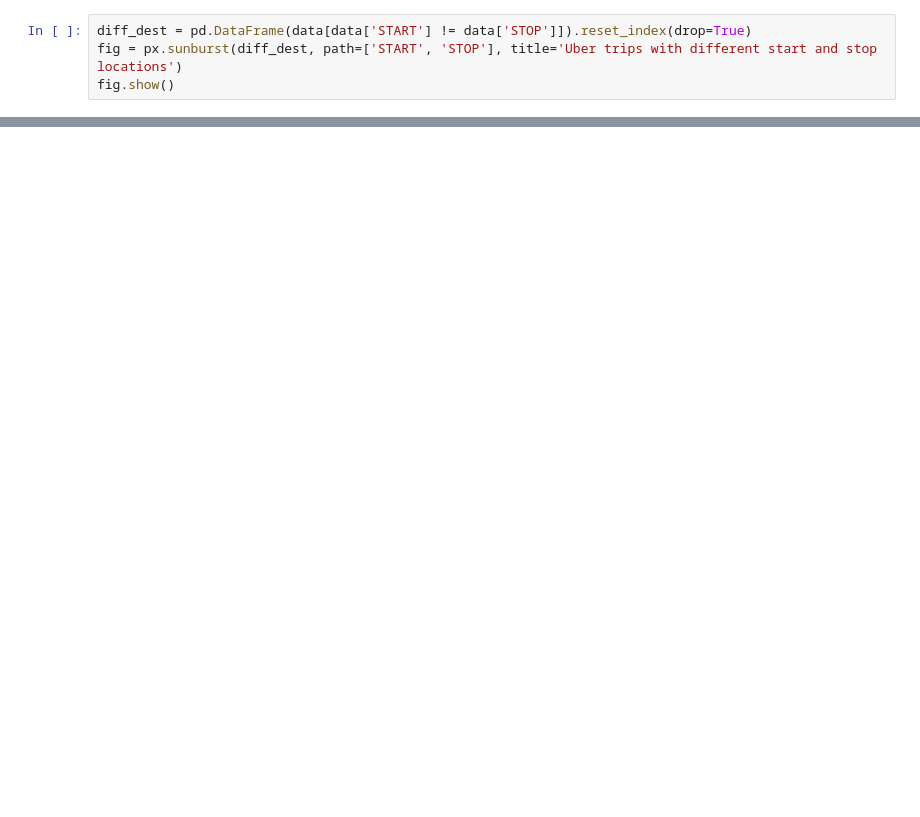
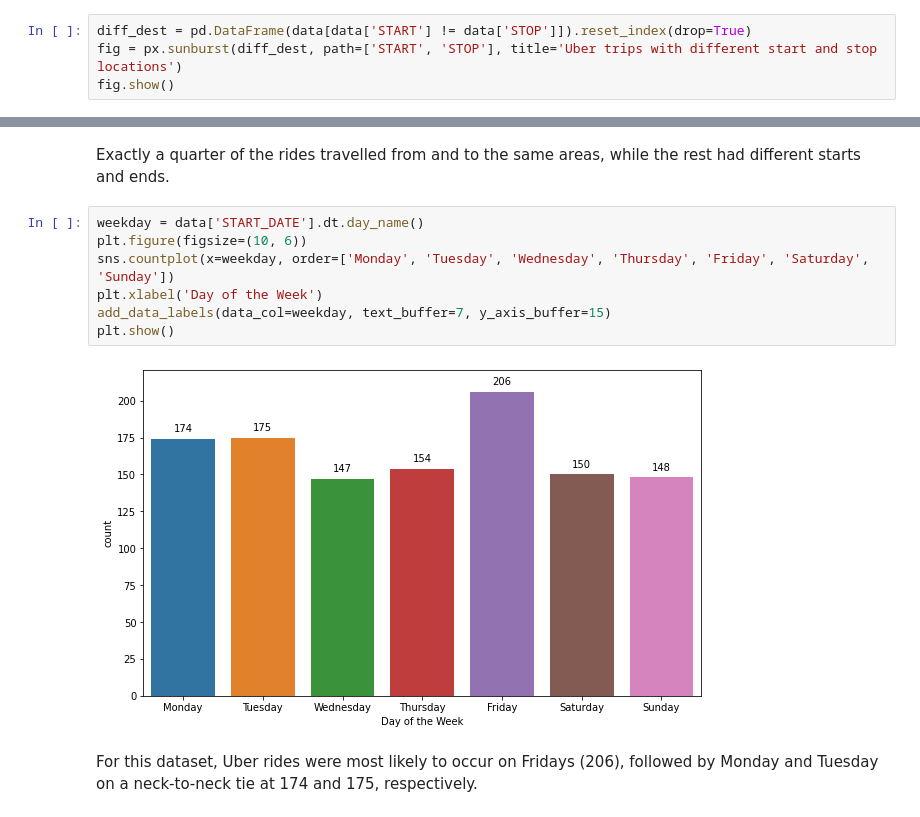
Before and after one commit to LongPhan1912/UberRides, a Jupyter notebook: uber_rides.ipynb, the cells around one changed output, grey strips where cells are left out. Saved outputs shown, nothing was run; the diff lists cells and outputs as text; blank space fills up the shorter version.

```diff
--- a/uber_rides.ipynb
+++ b/uber_rides.ipynb
@@ -343 +455,14 @@ plt.show()
 <Figure size 432x288 with 0 Axes>
+# %% [markdown]
+Exactly a quarter of the rides travelled from and to the same areas, while the rest had different starts and ends.
+# %%
+weekday = data['START_DATE'].dt.day_name()
+plt.figure(figsize=(10, 6))
+sns.countplot(x=weekday, order=['Monday', 'Tuesday', 'Wednesday', 'Thursday', 'Friday', 'Saturday', 'Sunday'])
+plt.xlabel('Day of the Week')
+add_data_labels(data_col=weekday, text_buffer=7, y_axis_buffer=15)
+plt.show()
+# %% [output]
+[figure, added]
+# %% [markdown]
+For this dataset, Uber rides were most likely to occur on Fridays (206), followed by Monday and Tuesday on a neck-to-neck tie at 174 and 175, respectively.
```
Also changed, not shown: parts of 37 cells of this notebook.
